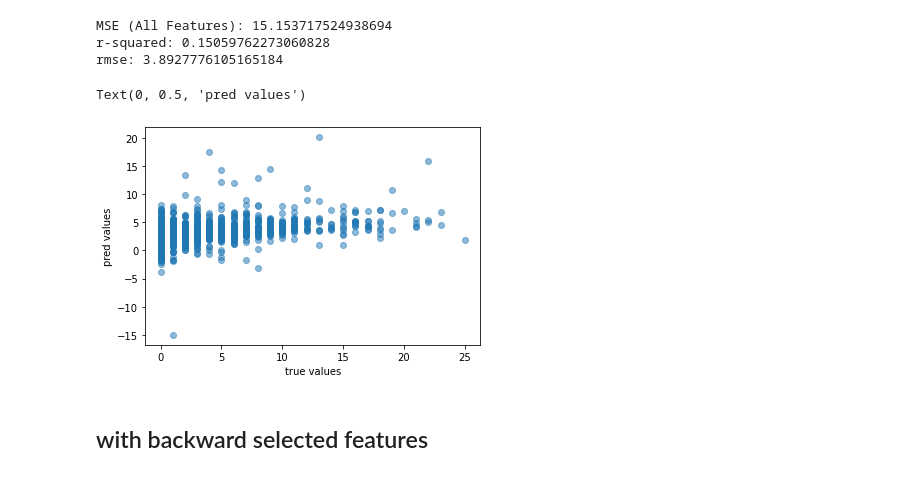
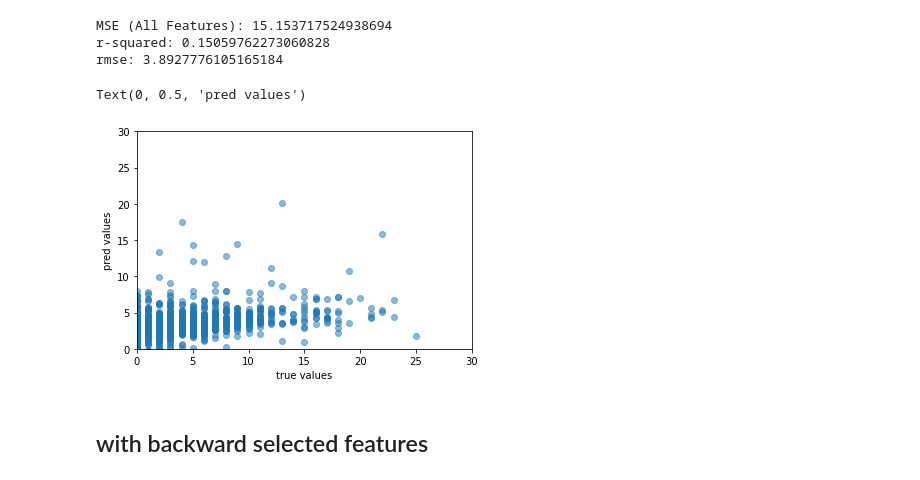
Before and after one commit to 18barbers2/causal-analysis-depression-nhanes, a Jupyter notebook: causal-notebook.ipynb, the cells around one changed output. Cells and saved outputs as stored; diff of their text form; code cells hidden in the pictures.

```diff
--- a/causal-notebook.ipynb
+++ b/causal-notebook.ipynb
@@ -165,7 +232,7 @@ sample.head()
 ## clean
 
 # get columns with missing 5% or less values
-# columns_mostly_complete = sample.columns[(valid.isnull().mean() * 100)  <= 10]
+columns_mostly_complete = sample.columns[(valid.isnull().mean() * 100)  <= 5]
 
 
 cols_enough_data = ((sample.isnull().mean() * 100) <= 5).array
@@ -309,13 +398,13 @@ r-squared: 0.15059762273060828
 rmse: 3.8927776105165184
 # %%
 plt.scatter(y_test, y_pred, alpha = 0.5)
-# plt.xlim(0, 30)
-# plt.ylim(0, 30)
+plt.xlim(0, 30)
+plt.ylim(0, 30)
 plt.xlabel("true values")
 plt.ylabel("pred values")
 # %% [output]
 Text(0, 0.5, 'pred values')
-[figure, old version]
+[figure, new version]
 # %% [markdown]
 ## with backward selected features
 # %%
```
Also changed, not shown: parts of 15 cells of this notebook, 2 other files.
